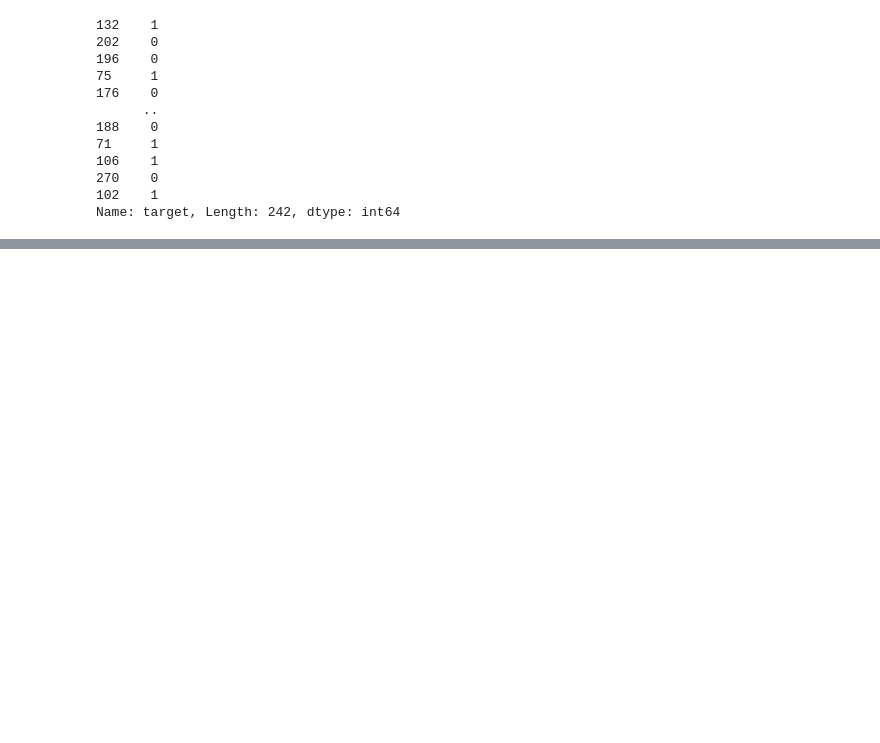
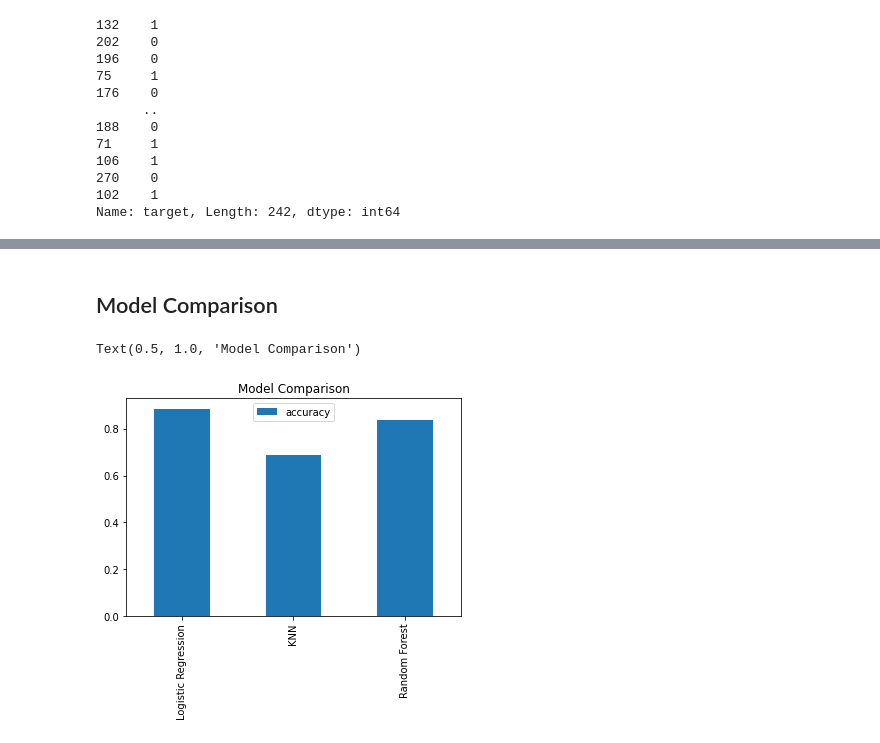
Before and after one commit to AchrafBOURASS/Machine-Learning-, a Jupyter notebook: Heart_Disease_Classification.ipynb, the cells around one changed output, grey strips where cells are left out. Cells and saved outputs as stored; diff of their text form; code cells hidden in the pictures; blank space fills up the shorter version.

```diff
--- a/Heart_Disease_Classification.ipynb
+++ b/Heart_Disease_Classification.ipynb
@@ -323,0 +329,16 @@ Name: target, Length: 242, dtype: int64
+# %%
+# Models in dictionary
+models={"Logistic Regression":LogisticRegression(),
+        "KNN":KNeighborsClassifier(),
+        "Random Forest":RandomForestClassifier()}
+#Create a function to fit and score models
+def fit_and_score(models, x_train, x_test, y_train, y_test):
+    np.random.seed(42)
+    model_scores={}
+    for name, model in models.items():
+        model.fit(x_train, y_train)
+        model_scores[name]=model.score(x_test, y_test)
+    return model_scores
+# %%
+model_scores=fit_and_score(models=models, x_train=x_train, x_test=x_test, y_train=y_train, y_test=y_test)
+model_scores
@@ -323,0 +356,9 @@ Name: target, Length: 242, dtype: int64
+# %% [markdown]
+## Model Comparison
+# %%
+model_compare=pd.DataFrame(model_scores, index=["accuracy"])
+model_compare.T.plot.bar();
+plt.title("Model Comparison")
+# %% [output]
+Text(0.5, 1.0, 'Model Comparison')
+[figure, added]
```
Also changed, not shown: parts of 14 cells of this notebook.
